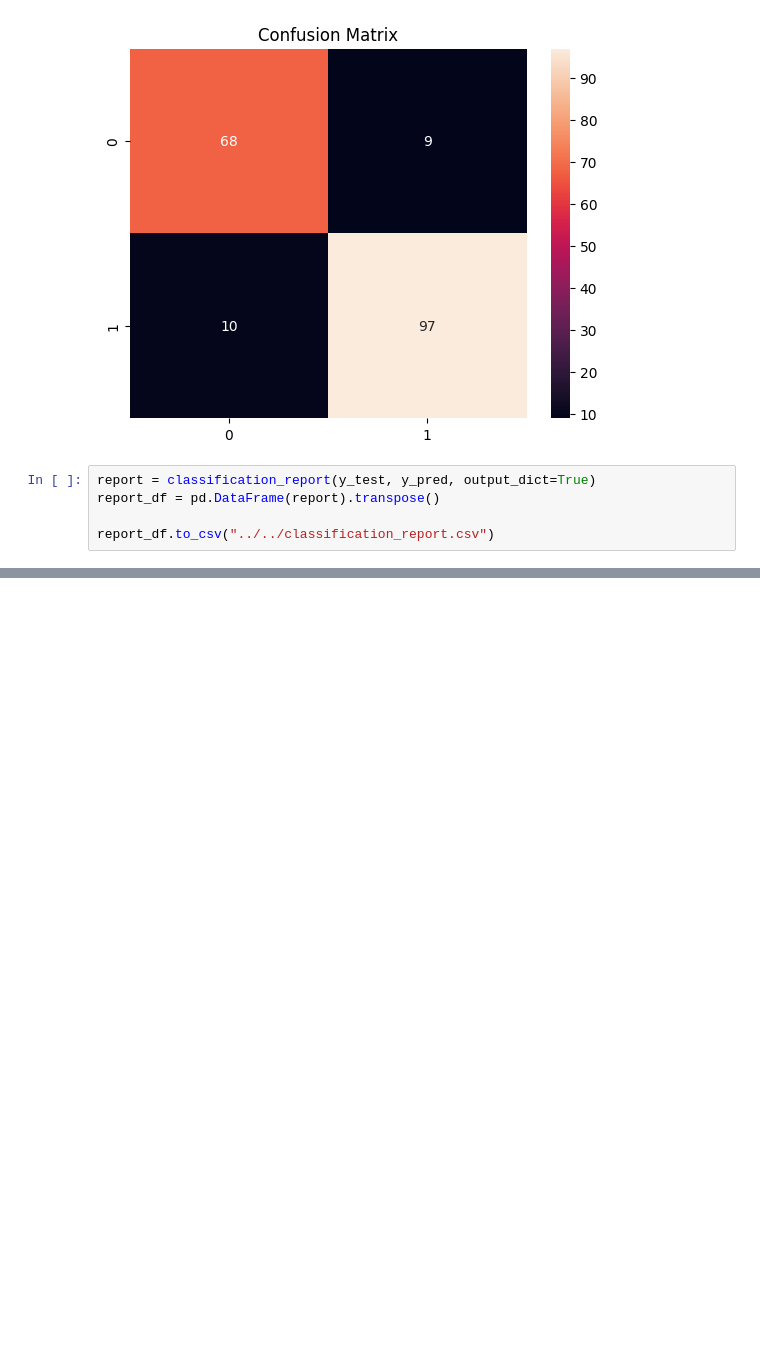
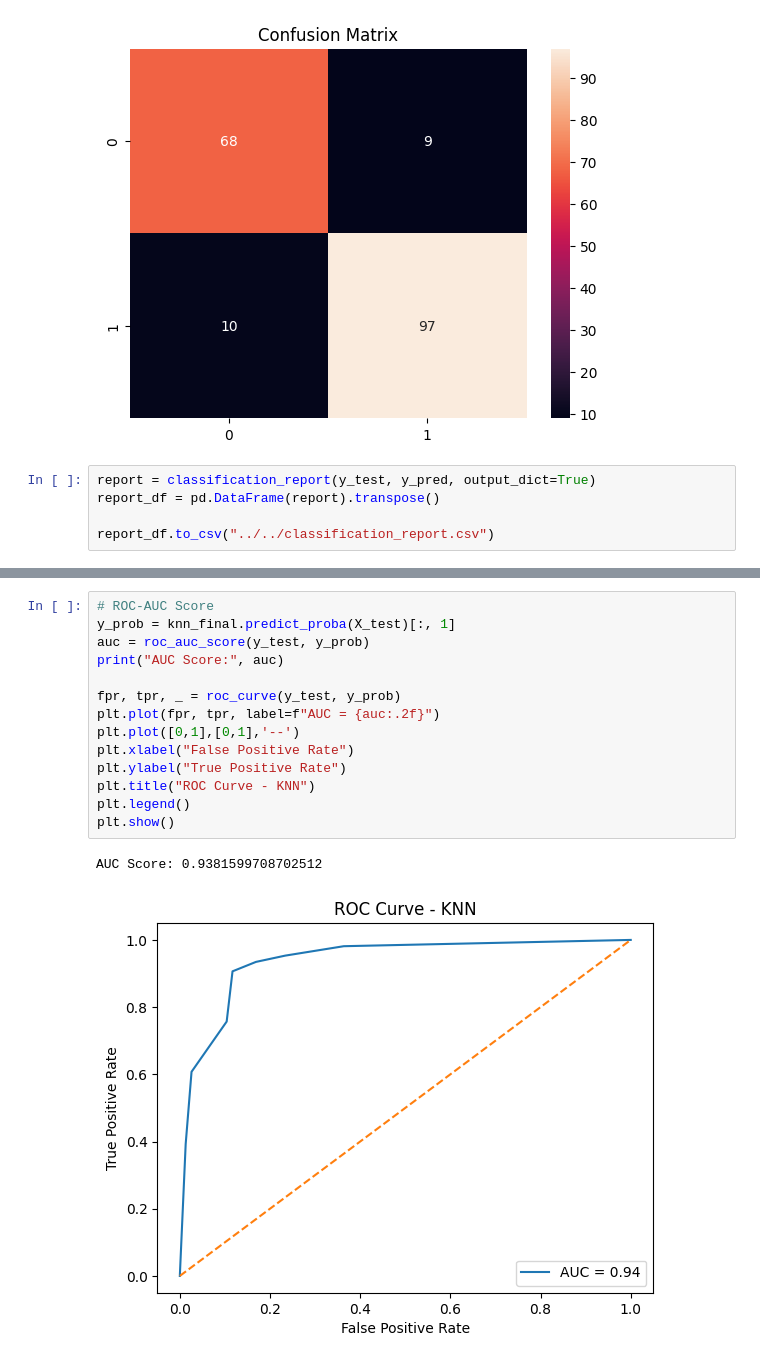
Before and after one commit to ChamodJ/heart-failure-ml-classification, a Jupyter notebook: KNN/heart-failure-classification-knn.ipynb, the cells around one changed output, grey strips where cells are left out. Cells and saved outputs as stored; diff of their text form; blank space fills up the shorter version.

```diff
--- a/KNN/heart-failure-classification-knn.ipynb
+++ b/KNN/heart-failure-classification-knn.ipynb
@@ -172,0 +207,17 @@ report_df.to_csv("../../classification_report.csv")
+# %%
+# ROC-AUC Score
+y_prob = knn_final.predict_proba(X_test)[:, 1]
+auc = roc_auc_score(y_test, y_prob)
+print("AUC Score:", auc)
+
+fpr, tpr, _ = roc_curve(y_test, y_prob)
+plt.plot(fpr, tpr, label=f"AUC = {auc:.2f}")
+plt.plot([0,1],[0,1],'--')
+plt.xlabel("False Positive Rate")
+plt.ylabel("True Positive Rate")
+plt.title("ROC Curve - KNN")
+plt.legend()
+plt.show()
+# %% [output]
+AUC Score: 0.9381599708702512
+[figure, added]
```
Also changed, not shown: parts of 6 cells of this notebook.
